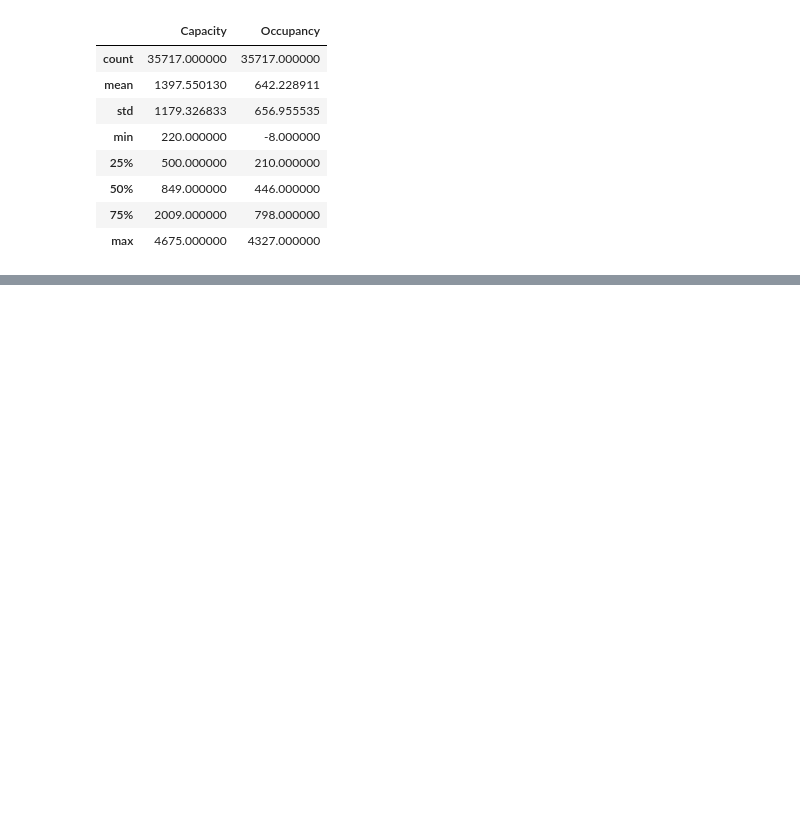
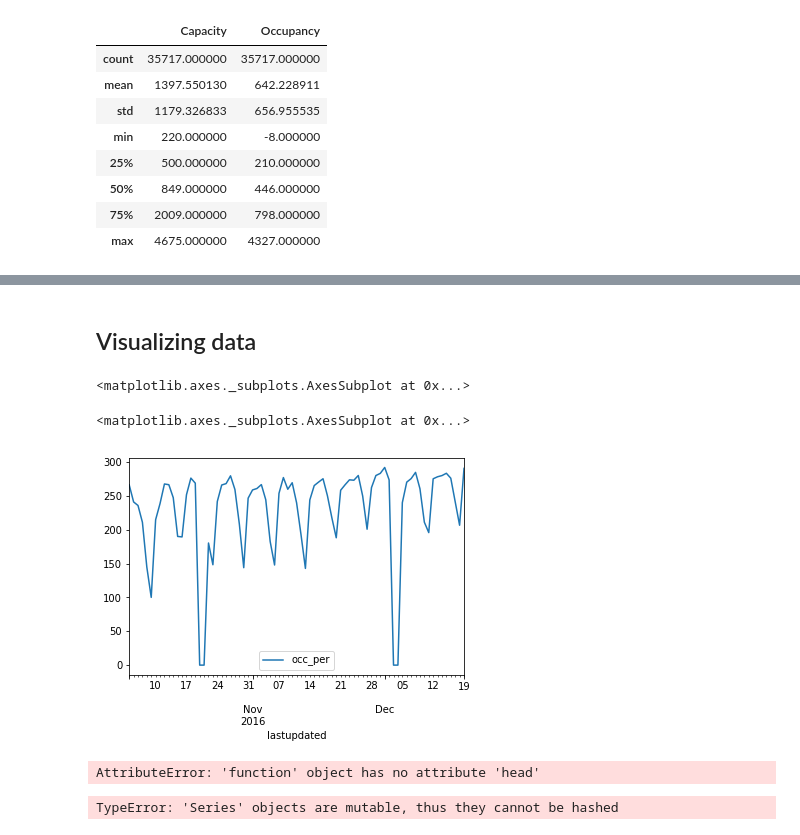
Before and after one commit to shobhitshah/parking-birmingham, a Jupyter notebook: scripts/parking-birmingham.ipynb, the cells around one changed output, grey strips where cells are left out. Cells and saved outputs as stored; diff of their text form; code cells hidden in the pictures; blank space fills up the shorter version.

```diff
--- a/scripts/parking-birmingham.ipynb
+++ b/scripts/parking-birmingham.ipynb
@@ -30,0 +34,5 @@ train.describe()
+# %%
+train=train.rename(str.lower, axis='columns')
+# %%
+train.lastupdated = pd.to_datetime(train.lastupdated, infer_datetime_format=True)
+train.dtypes
@@ -30,0 +47,3 @@ train.describe()
+# %%
+train['occ_per'] = train.occupancy / train.capacity
+train.head()
@@ -30,0 +57,22 @@ train.describe()
+# %% [markdown]
+## Visualizing data
+# %%
+train.groupby(Grouper(key='lastupdated', freq='W')).sum().plot.line(y='occ_per')
+# %% [output]
+<matplotlib.axes._subplots.AxesSubplot at 0x...>
+# %%
+train.groupby(Grouper(key='lastupdated', freq='D')).sum().plot.line(y='occ_per')
+# %% [output]
+<matplotlib.axes._subplots.AxesSubplot at 0x...>
+[figure, added]
+# %%
+train.systemcodenumber.unique.head()
+# %% [output]
+AttributeError: 'function' object has no attribute 'head'
+# %%
+ltrain=pd.DataFrame(data={train.systemcodenumber.unique, train.capacity.unique})
+#ltrain['systemcodenumber'] = train.systemcodenumber.unique()
+#ltrain['capacity'] = train.capacity.unique()
+ltrain.head()
+# %% [output]
+TypeError: 'Series' objects are mutable, thus they cannot be hashed
```
Also changed, not shown: parts of 6 cells of this notebook.
